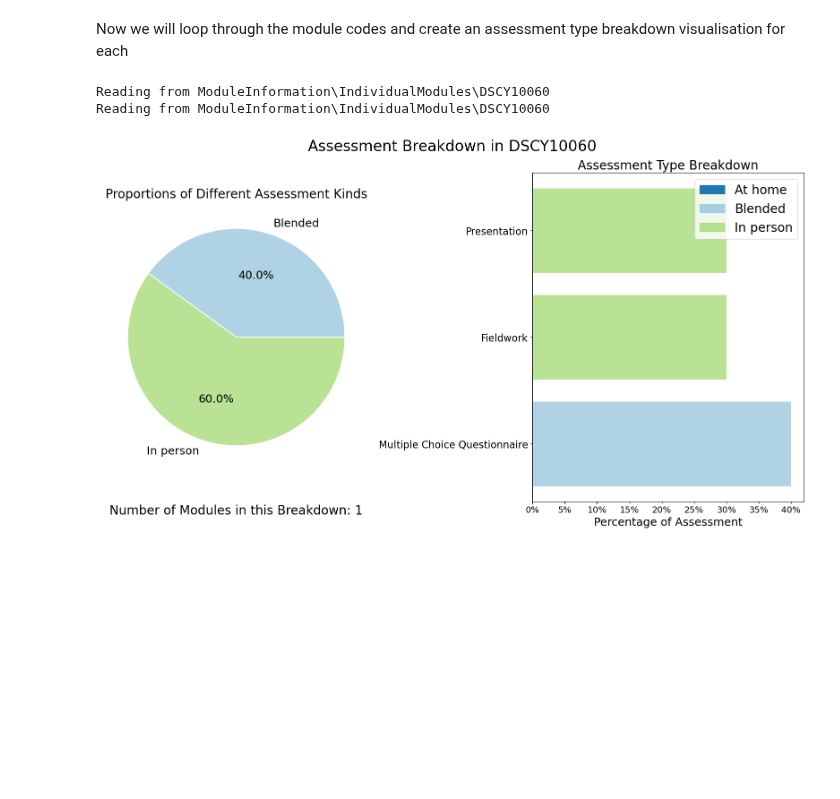
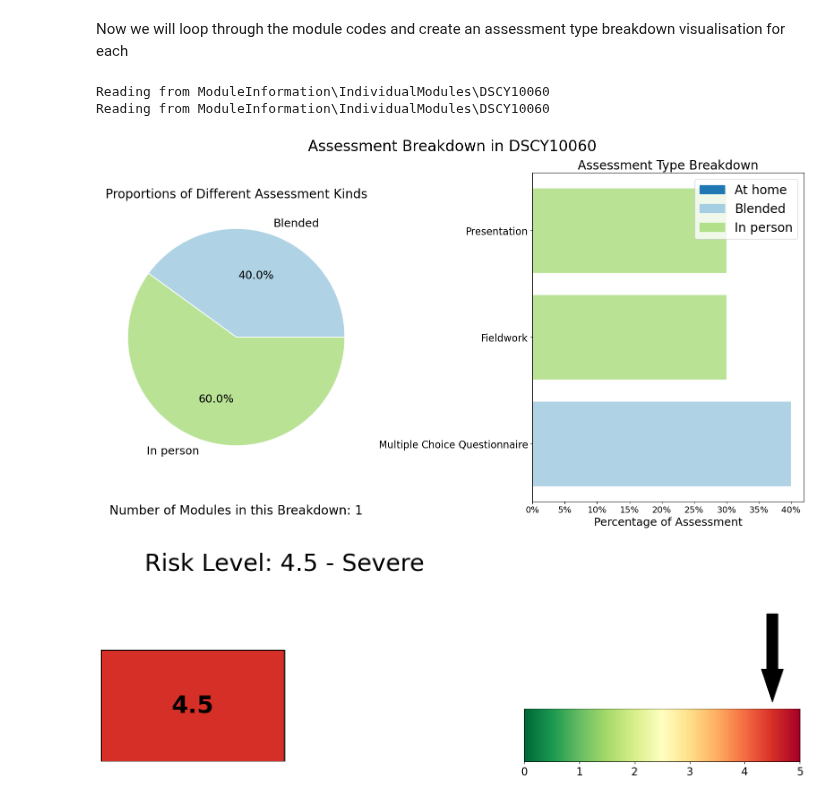
Before and after one commit to CathaloFaolain/ChatGPTAssessment, a Jupyter notebook: Module Graphics.ipynb, the cells around one changed output. Cells and saved outputs as stored; diff of their text form; code cells hidden in the pictures; blank space fills up the shorter version.

Commit message:
Finished a rudimentary report card for modules

```diff
--- a/Module Graphics.ipynb
+++ b/Module Graphics.ipynb
@@ -518,12 +592,17 @@ class PDF(FPDF):
 
     #Define a footer for the page number we are on
     def footer(self):
-        self.set_y(-50)
+        self.set_y(-180)
+
+
+        self.image("Graphs\RiskAssessment\Modules\%s.png" %m, 5, 85, 200)
+        #self.set_y(-50)
 
         #Set the path to save the graphs
         #dir_output=Path.Path("Graphs")
         #module_breakdown= dir_output / "WorkType" / "Modules" / ("%s.png" % m)
         self.image("Graphs\WorkType\Modules\%s.png" %m, 5, 165, 200)
+
 
         #Set the position of the footer
         self.set_y(-15)
@@ -535,9 +614,18 @@ class PDF(FPDF):
         self.cell(0, 10, "Page  %s" %self.page_no(), align='C')
 
 for m in modules:
+    ###########################################
+    #Make the graphics that we will add into the pdf for the module
     #Make the work_type graphs
     workType_graphs(module=m)
 
+    #Calculate the rating
+    #TODO
+    rating=4.5
+    #Make the risk colour and add it to the pdf
+    risk_colour(m, rating)
+
+    ############################################
     #Get the module details
     details=assessments[assessments["Module Code"]==m].iloc[0]
 
@@ -547,38 +635,39 @@ for m in modules:
     level=details["Level"]
     students=details["Enrolled Students 22/23"]
 
-
-
+    ############################################
     #Make the pdf report for the module
     pdf = PDF()
 
     #Set the title to the Module Code
     pdf.add_page()
     pdf.set_font('helvetica', 'B', 24)
-
-
 
     #The first line of details
     pdf.set_font('helvetica', '', 11)
 
     pdf.cell(40,10, "SCHOOL: %s" %school)
 
     pdf.cell(80)
     pdf.cell(40, 10, "LEVEL: %s" %level, 0, 1)
 
     #The second line of details
     pdf.cell(40, 10, "CREDITS: %s" %credits)
 
     pdf.cell(80)
     pdf.cell(40, 10, "ENROLLED STUDENTS 22/23: %s" %students, 0, 1)
     pdf.ln(10)
 
     pdf.set_font('helvetica', 'UBI', 16)
     pdf.cell(40, 10, "RISK EXPOSURE TO LARGE LANGUAGE MODELS:", 0, 1)
+
     pdf.output('%s.pdf' % m)
 
+
+
     break
 # %% [output]
 Reading from ModuleInformation\IndividualModules\DSCY10060
 Reading from ModuleInformation\IndividualModules\DSCY10060
 [figure]
+[figure, added]
```
Also changed, not shown: parts of 2 cells of this notebook, 19 other files.
